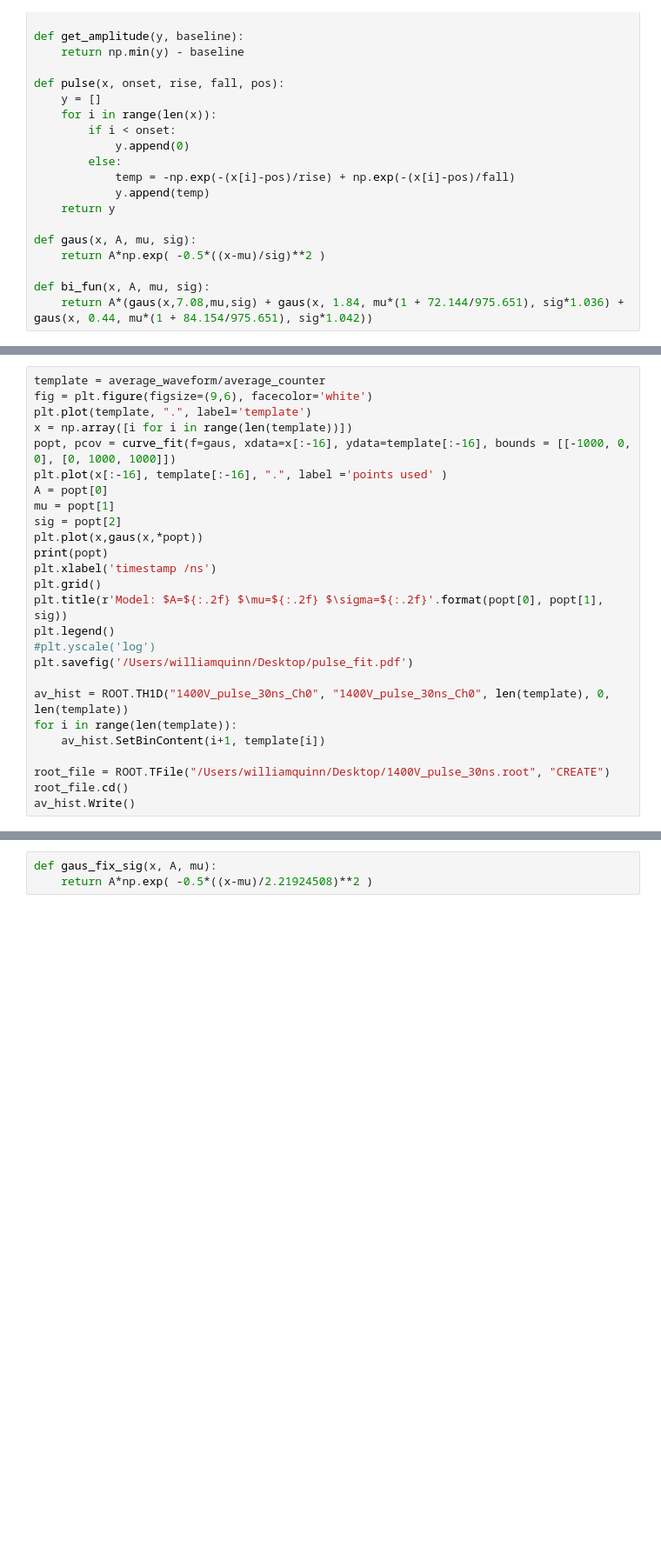
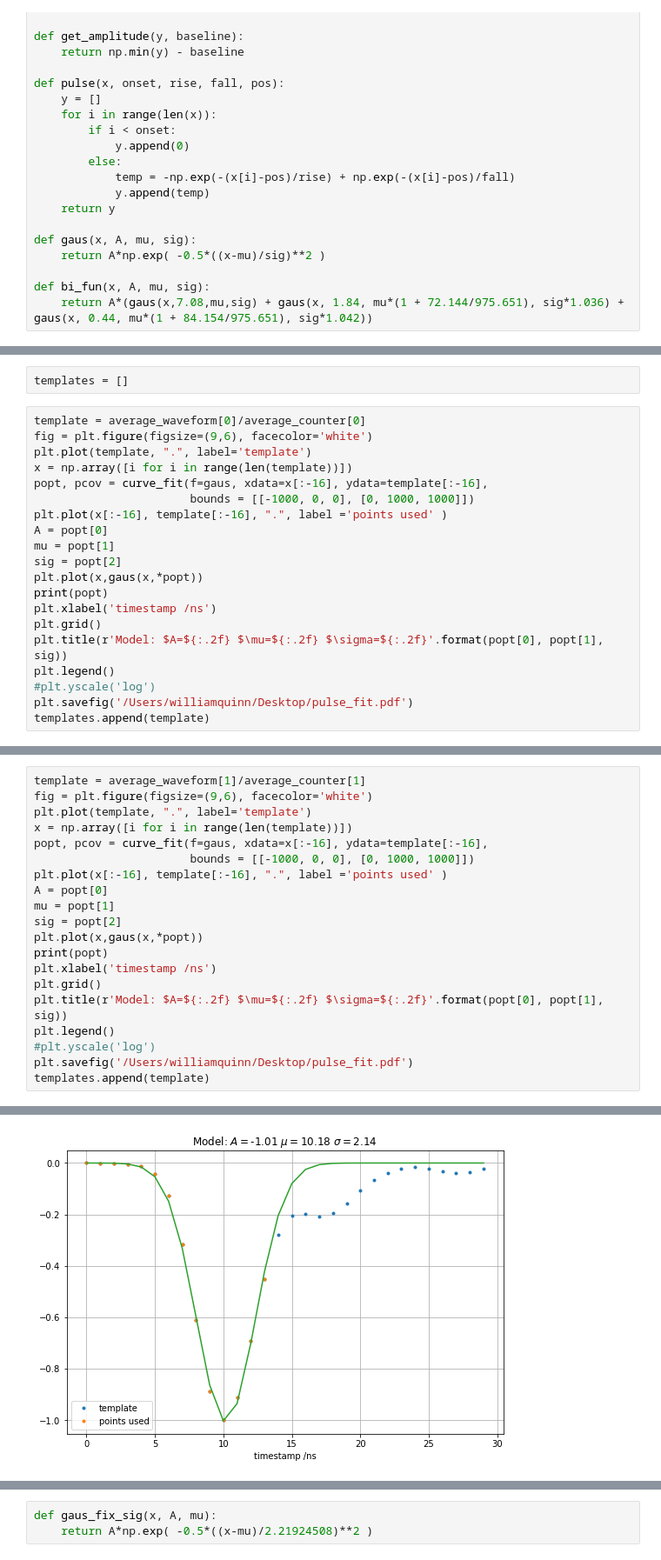
Before and after one commit to SuperNEMO-DBD/PMT-ShapeAnalysis, a Jupyter notebook: pmt_he_study/pulse_fitter.ipynb, the cells around one changed output, grey strips where cells are left out. Shown: that part at 87% size. Drawn from its saved outputs; the diff is of its cells as text; blank space fills up the shorter version.

```diff
--- a/pmt_he_study/pulse_fitter.ipynb
+++ b/pmt_he_study/pulse_fitter.ipynb
@@ -122,9 +125,12 @@ plt.savefig('/Users/williamquinn/Desktop/pulses.pdf')
+# %%
+templates = []
 # %%
-template = average_waveform/average_counter
+template = average_waveform[0]/average_counter[0]
 fig = plt.figure(figsize=(9,6), facecolor='white')
 plt.plot(template, ".", label='template')
 x = np.array([i for i in range(len(template))])
-popt, pcov = curve_fit(f=gaus, xdata=x[:-16], ydata=template[:-16], bounds = [[-1000, 0, 0], [0, 1000, 1000]])
+popt, pcov = curve_fit(f=gaus, xdata=x[:-16], ydata=template[:-16],
+                       bounds = [[-1000, 0, 0], [0, 1000, 1000]])
 plt.plot(x[:-16], template[:-16], ".", label ='points used' )
 A = popt[0]
 mu = popt[1]
@@ -137,13 +143,6 @@ plt.title(r'Model: $A=${:.2f} $\mu=${:.2f} $\sigma=${:.2f}'.format(popt[0], popt
 plt.legend()
 #plt.yscale('log')
 plt.savefig('/Users/williamquinn/Desktop/pulse_fit.pdf')
-
-av_hist = ROOT.TH1D("1400V_pulse_30ns_Ch0", "1400V_pulse_30ns_Ch0", len(template), 0, len(template))
-for i in range(len(template)):
-    av_hist.SetBinContent(i+1, template[i])
-
-root_file = ROOT.TFile("/Users/williamquinn/Desktop/1400V_pulse_30ns.root", "CREATE")
-root_file.cd()
-av_hist.Write()
+templates.append(template)
 # %% [output]
 [-1.00798842 10.11116109  2.21924508]
@@ -152,0 +154,21 @@ Warning in <TROOT::Append>: Replacing existing TH1: 1400V_pulse_30ns_Ch0 (Potent
+# %%
+template = average_waveform[1]/average_counter[1]
+fig = plt.figure(figsize=(9,6), facecolor='white')
+plt.plot(template, ".", label='template')
+x = np.array([i for i in range(len(template))])
+popt, pcov = curve_fit(f=gaus, xdata=x[:-16], ydata=template[:-16],
+                       bounds = [[-1000, 0, 0], [0, 1000, 1000]])
+plt.plot(x[:-16], template[:-16], ".", label ='points used' )
+A = popt[0]
+mu = popt[1]
+sig = popt[2]
+plt.plot(x,gaus(x,*popt))
+print(popt)
+plt.xlabel('timestamp /ns')
+plt.grid()
+plt.title(r'Model: $A=${:.2f} $\mu=${:.2f} $\sigma=${:.2f}'.format(popt[0], popt[1], sig))
+plt.legend()
+#plt.yscale('log')
+plt.savefig('/Users/williamquinn/Desktop/pulse_fit.pdf')
+templates.append(template)
+# %% [output]
@@ -152,0 +176 @@ Warning in <TROOT::Append>: Replacing existing TH1: 1400V_pulse_30ns_Ch0 (Potent
+[figure, added]
```
Also changed, not shown: parts of 6 cells of this notebook, 1 other file.
